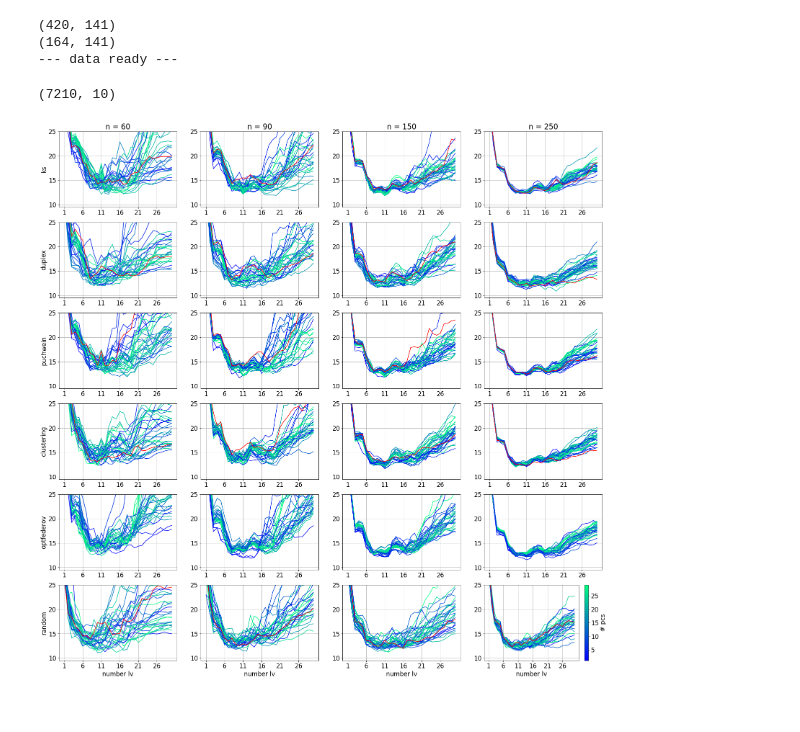
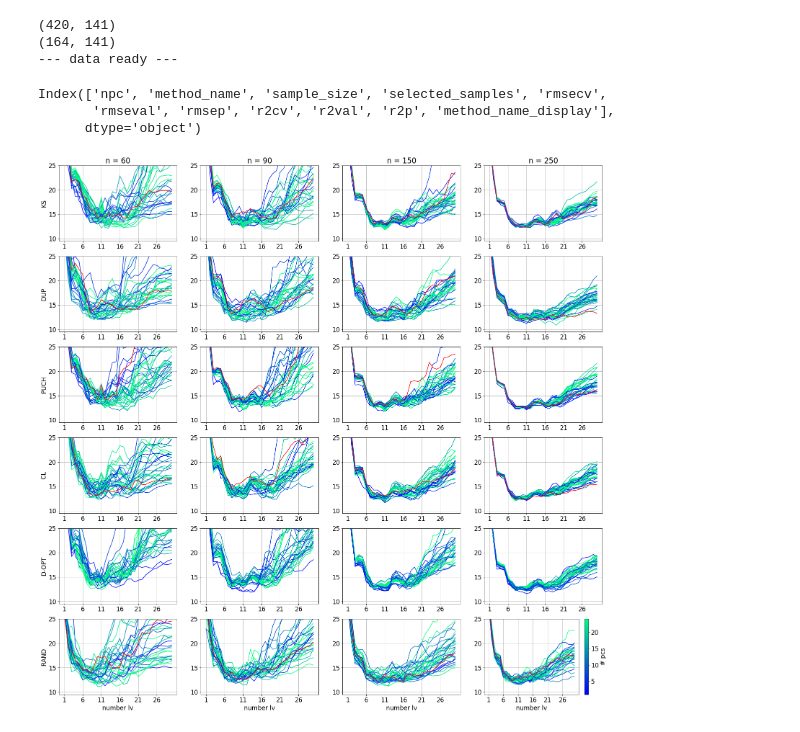
Before and after one commit to vfonsecad/unsupervised-sample-selection, a Jupyter notebook: scripts/d02_05_model_performance.ipynb, the cells around one changed output. Drawn from its saved outputs; the diff is of its cells as text; code cells hidden in the pictures.

Commit message:
fixing labels on model performance grid

```diff
--- a/scripts/d02_05_model_performance.ipynb
+++ b/scripts/d02_05_model_performance.ipynb
@@ -75,24 +75,29 @@ print("--- data ready ---")
 (420, 141)
 (164, 141)
 --- data ready ---
-# %%
-# --- get all results
-
-df_design_pls = pd.read_pickle(base_dir + "/scripts_output/" + caseID_key + "_" + chemical_comp_name + "_numba_02_pls_performance.pkl")
-method_name = ['ks', 'duplex', 'puchwein', 'clustering', 'optfederov', 'random']
-sample_size = np.sort(pd.unique(df_design_pls["sample_size"]))
-npc_range = np.sort(np.unique(df_design_pls["npc"]))[:-1]
-
-
-df_design_pls.shape
-# %% [output]
-(7210, 10)
+# %%
+# --- get all results
+
+df_design_pls = pd.read_pickle(base_dir + "/scripts_output/" + caseID_key + "_" + chemical_comp_name + "_numba_02_pls_performance.pkl")
+method_name_match = [("random","RAND"),("ks","KS"),("duplex","DUP"),("puchwein","PUCH"),("clustering","CL"),("optfederov","D-OPT")]
+
+method_name_match_df = pd.DataFrame(method_name_match)
+method_name_match_df.columns = ["method_name","method_name_display"]
+method_name_match_df
+
+df_design_pls = df_design_pls.merge(method_name_match_df, how="left",left_on = "method_name", right_on = "method_name")
+df_design_pls.shape
+df_design_pls.columns
+# %% [output]
+Index(['npc', 'method_name', 'sample_size', 'selected_samples', 'rmsecv',
+       'rmseval', 'rmsep', 'r2cv', 'r2val', 'r2p', 'method_name_display'],
+      dtype='object')
 # %%
 # --- plot color mapping
 
 import matplotlib as mtply
 
-
+npc_range = np.arange(1,26)
 color_var = np.array(npc_range[0:-1])
 min_color_var = np.amin(color_var)
 max_color_var = np.amax(color_var)
@@ -114,16 +119,16 @@ plt.rcParams.update({'font.size': 17})
 fig, axs = plt.subplots(nrows=6,ncols=sample_sizes_plot.shape[0],figsize = (27,27))
 
 kk=0
-for method in method_name:
+for method in ['KS', 'DUP', 'PUCH', 'CL', 'D-OPT', 'RAND']:
 
     for ss_ii in range(sample_sizes_plot.shape[0]):
 
 
-        df_design_pls_plot = df_design_pls[(df_design_pls["method_name"]==method) &
+        df_design_pls_plot = df_design_pls[(df_design_pls["method_name_display"]==method) &
                                    (df_design_pls["npc"]<=30) & (df_design_pls["sample_size"]==sample_sizes_plot[ss_ii])]
 
-        if method!="optfederov":
-            df_design_pls_plot_orig_input = df_design_pls[(df_design_pls["method_name"]==method) &
+        if method!="D-OPT":
+            df_design_pls_plot_orig_input = df_design_pls[(df_design_pls["method_name_display"]==method) &
                                    (df_design_pls["npc"]>30) & (df_design_pls["sample_size"]==sample_sizes_plot[ss_ii])]
 
 
@@ -134,32 +139,32 @@ for method in method_name:
 
             plot_values = df_plot_row[variable_name][ii,:]
             color_tuple = s_m.to_rgba(df_plot_row["npc"])
 
 
             axs[kk,ss_ii].plot(np.arange(1, plot_values.shape[0]+1) ,plot_values, c = color_tuple)
 
-        if method!="optfederov":
+        if method!="D-OPT":
             axs[kk,ss_ii].plot(np.arange(1, plot_values.shape[0]+1), df_design_pls_plot_orig_input.iloc[0][variable_name][ii,:], c = "red")
         axs[kk,ss_ii].grid()
         axs[kk,ss_ii].set_ylim(ylims_plots[variable_name])
         axs[kk,ss_ii].set_xticks(np.arange(1,plot_values.shape[0]+1,5))
 
         if kk==0:
             axs[kk,ss_ii].set_title("n = " + str(sample_sizes_plot[ss_ii]))
         if ss_ii==0:
             axs[kk,ss_ii].set_ylabel(method)
         if kk==5:
             axs[kk,ss_ii].set_xlabel("number lv")
 
 
     kk+=1
 
 
 cm = plt.colorbar(s_m)
 cm.set_label("# pcs")
 
 
 plt.savefig(base_dir + "/manuscript/figures/"+caseID_key+"_model_performance.png",bbox_inches="tight")
 plt.show()
 # %% [output]
-[figure, old version]
+[figure, new version]
```
Also changed, not shown: 2 other files.
